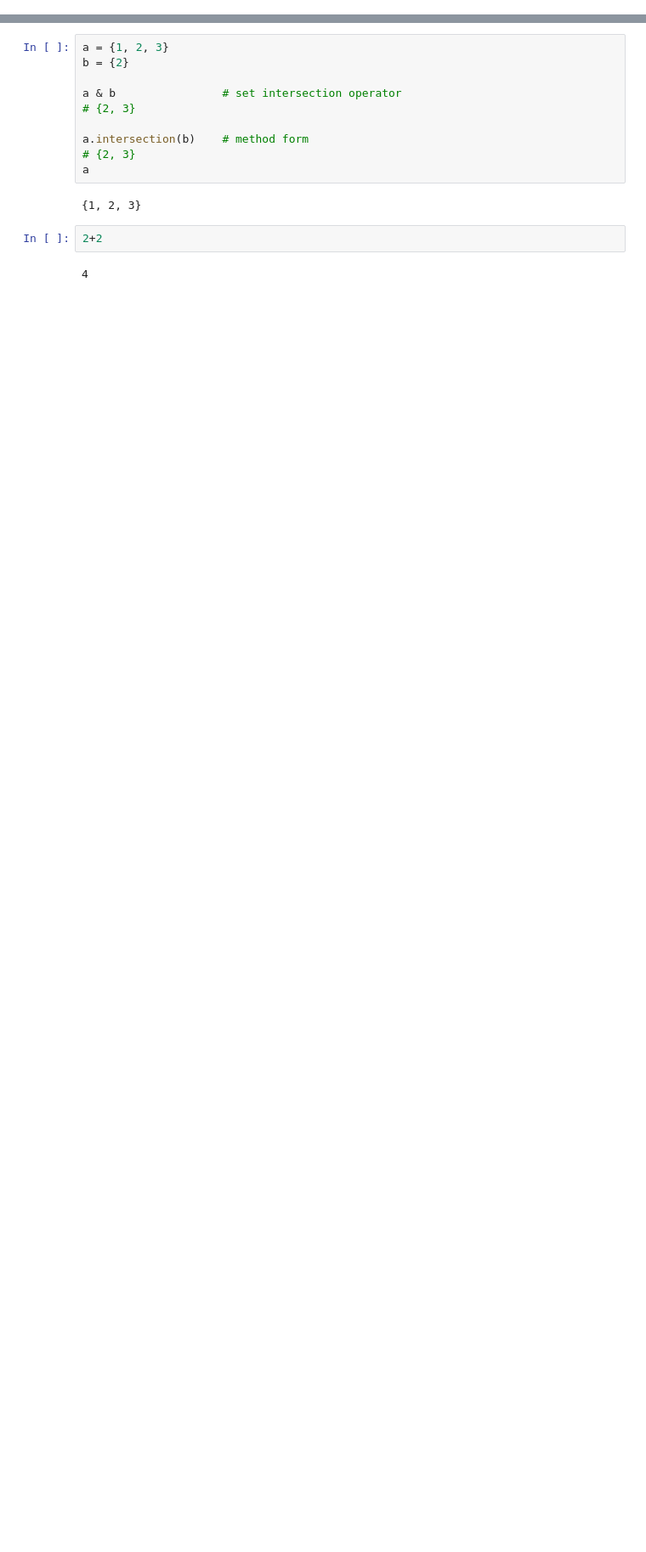
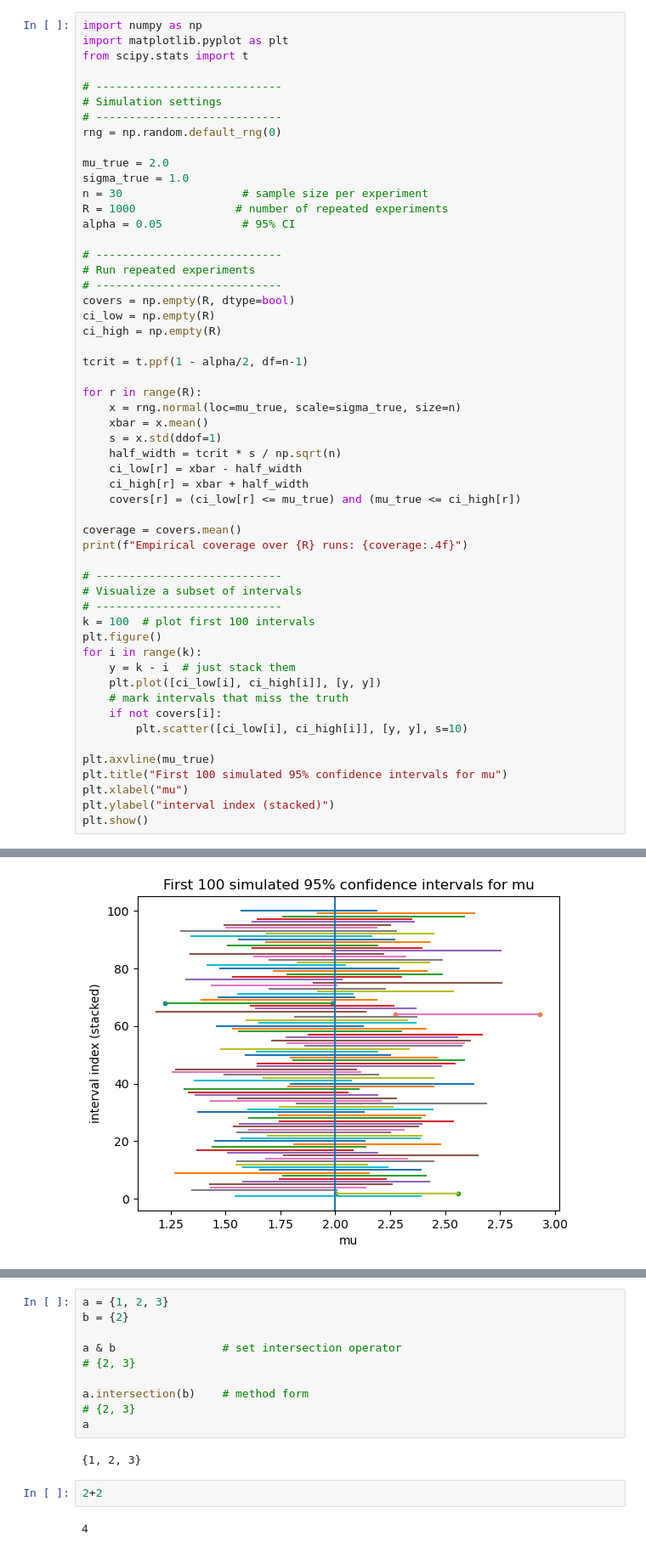
Before and after one commit to Yuanchen-Wu/ICML_Causal, a Jupyter notebook: tutorial.ipynb, the cells around one changed output, grey strips where cells are left out. Shown at 85% size. Saved outputs shown, nothing was run; the diff lists cells and outputs as text; blank space fills up the shorter version.

```diff
--- a/tutorial.ipynb
+++ b/tutorial.ipynb
@@ -59,0 +1,55 @@ def count_divisible_subseq_topdown(nums):
+# %%
+import numpy as np
+import matplotlib.pyplot as plt
+from scipy.stats import t
+
+# ----------------------------
+# Simulation settings
+# ----------------------------
+rng = np.random.default_rng(0)
+
+mu_true = 2.0
+sigma_true = 1.0
+n = 30                  # sample size per experiment
+R = 1000               # number of repeated experiments
+alpha = 0.05            # 95% CI
+
+# ----------------------------
+# Run repeated experiments
+# ----------------------------
+covers = np.empty(R, dtype=bool)
+ci_low = np.empty(R)
+ci_high = np.empty(R)
+
+tcrit = t.ppf(1 - alpha/2, df=n-1)
+
+for r in range(R):
+    x = rng.normal(loc=mu_true, scale=sigma_true, size=n)
+    xbar = x.mean()
+    s = x.std(ddof=1)
+    half_width = tcrit * s / np.sqrt(n)
+    ci_low[r] = xbar - half_width
+    ci_high[r] = xbar + half_width
+    covers[r] = (ci_low[r] <= mu_true) and (mu_true <= ci_high[r])
+
+coverage = covers.mean()
+print(f"Empirical coverage over {R} runs: {coverage:.4f}")
+
+# ----------------------------
+# Visualize a subset of intervals
+# ----------------------------
+k = 100  # plot first 100 intervals
+plt.figure()
+for i in range(k):
+    y = k - i  # just stack them
+    plt.plot([ci_low[i], ci_high[i]], [y, y])
+    # mark intervals that miss the truth
+    if not covers[i]:
+        plt.scatter([ci_low[i], ci_high[i]], [y, y], s=10)
+
+plt.axvline(mu_true)
+plt.title("First 100 simulated 95% confidence intervals for mu")
+plt.xlabel("mu")
+plt.ylabel("interval index (stacked)")
+plt.show()
+# %% [output]
@@ -59,0 +57 @@ def count_divisible_subseq_topdown(nums):
+[figure, added]
```
Also changed, not shown: parts of 4 cells of this notebook, 19 other files.
